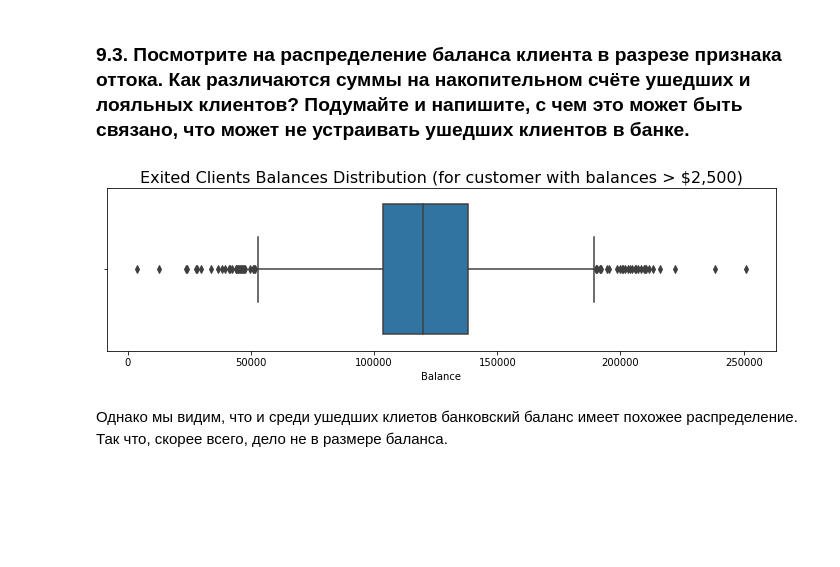
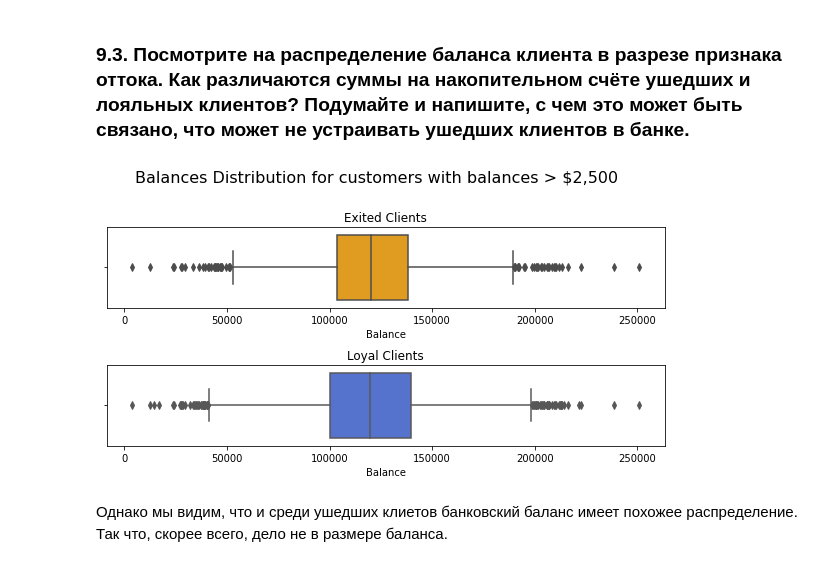
Before and after one commit to keloin/SF, a Jupyter notebook: python-13-churn-analysis/python-13-churn-analysis.ipynb, the cells around one changed output. Drawn from its saved outputs; the diff is of its cells as text; code cells hidden in the pictures; blank space fills up the shorter version.

```diff
--- a/python-13-churn-analysis/python-13-churn-analysis.ipynb
+++ b/python-13-churn-analysis/python-13-churn-analysis.ipynb
@@ -79,23 +84,46 @@ display()
 # %% [markdown]
 ### 9.3. Посмотрите на распределение баланса клиента в разрезе признака оттока. Как различаются суммы на накопительном счёте ушедших и лояльных клиентов? Подумайте и напишите, с чем это может быть связано, что может не устраивать ушедших клиентов в банке.
 # %%
-chart_data = churn_data[ (churn_data['Exited'] == 1) & (churn_data['Balance'] > 2500) ]
+chart_data_exited = churn_data[ (churn_data['Exited'] == 1) & (churn_data['Balance'] > 2500) ]
 # chart = px.box(
 #     data_frame=chart_data,
 #     x='Balance',
 #     title='Exited Clients Balance Distribution'
 # )
 # chart.show()
 
-fig = plt.figure(figsize=(12, 3))
+# fig = plt.figure(figsize=(12, 3))
+# fig.set_facecolor('white')
+
+fig, axes = plt.subplots(nrows=2, ncols=1, figsize=(10, 8))
 fig.set_facecolor('white')
+fig.suptitle("Balances Distribution for customers with balances > $2,500", fontsize=16)
 
-boxplot = sns.boxplot(data=chart_data, x='Balance')
-boxplot.set_title('Exited Clients Balances Distribution (for customer with balances > $2,500)', fontsize=16)
+axes[0].set_title('Exited Clients')
+axes[1].set_title('Loyal Clients')
+
+
+sns.boxplot(
+    ax=axes[0],
+    data=chart_data_exited,
+    x='Balance',
+    color='orange',
+)
+# axes[0][0].set_title('Exited Clients Balances Distribution (for customer with balances > $2,500)', fontsize=16)
+
+sns.boxplot(
+    ax=axes[1],
+    data=chart_data,
+    x='Balance',
+    color='royalblue',
+)
+# axes[0][1].set_title('Exited Clients Balances Distribution (for customer with balances > $2,500)', fontsize=16)
+
+plt.subplots_adjust(hspace=0.7, bottom=.5)
 
 display()
 # %% [output]
-[figure, old version]
+[figure, new version]
 # %% [markdown]
 Однако мы видим, что и среди ушедших клиетов банковский баланс имеет похожее распределение. Так что, скорее всего, дело не в размере баланса.
 # %% [markdown]
```
Also changed, not shown: parts of 14 cells of this notebook.
